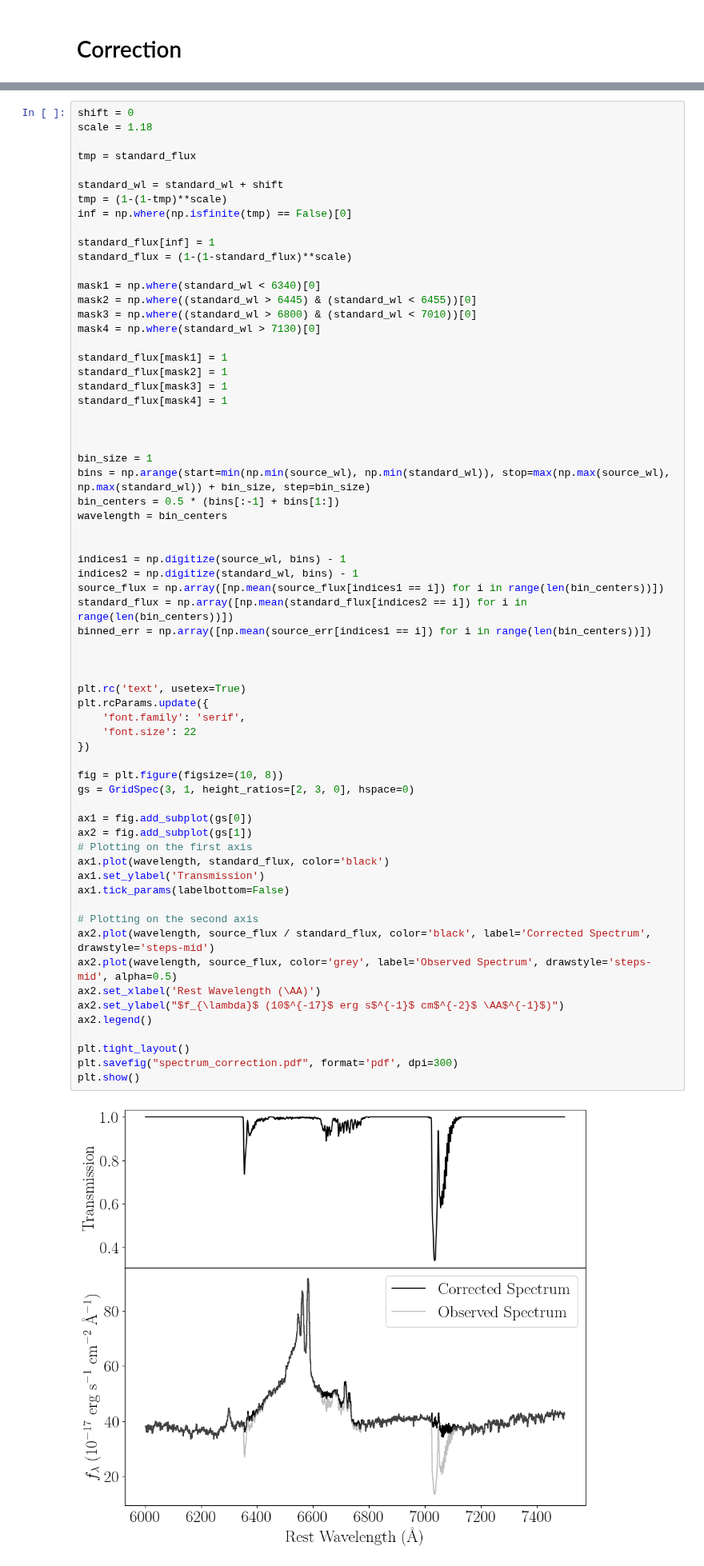
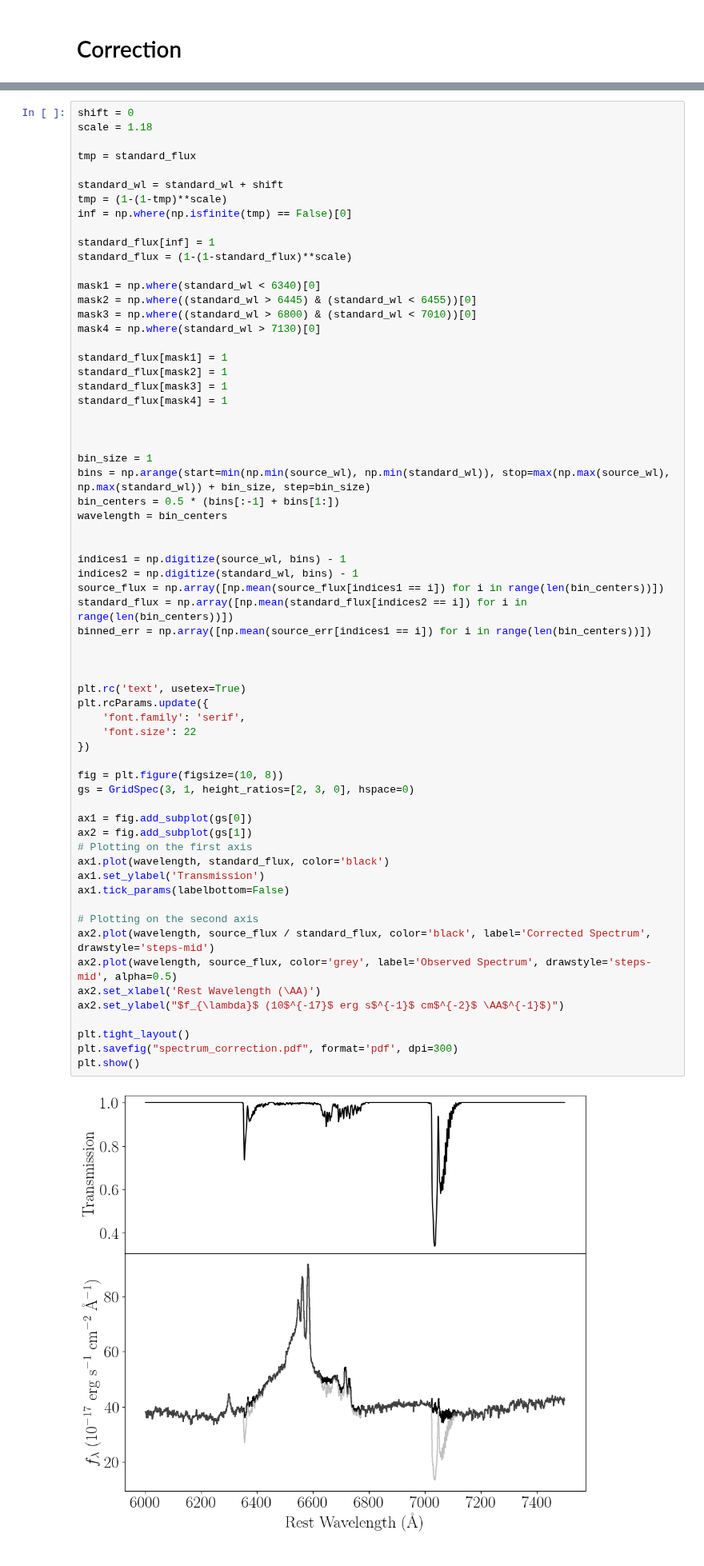
Before and after one commit to seratsaad/ticktock, a Jupyter notebook: Spectral Decomposition - Optical - Halpha.ipynb, the cells around one changed output, grey strips where cells are left out. Shown at 80% size. Saved outputs shown, nothing was run; the diff lists cells and outputs as text.

```diff
--- a/Spectral Decomposition - Optical - Halpha.ipynb
+++ b/Spectral Decomposition - Optical - Halpha.ipynb
@@ -216,35 +214,34 @@ standard_flux = np.array([np.mean(standard_flux[indices2 == i]) for i in range(l
 binned_err = np.array([np.mean(source_err[indices1 == i]) for i in range(len(bin_centers))])
 
 
 
 plt.rc('text', usetex=True)
 plt.rcParams.update({
     'font.family': 'serif',
     'font.size': 22
 })
 
 fig = plt.figure(figsize=(10, 8))
 gs = GridSpec(3, 1, height_ratios=[2, 3, 0], hspace=0)
 
 ax1 = fig.add_subplot(gs[0])
 ax2 = fig.add_subplot(gs[1])
 # Plotting on the first axis
 ax1.plot(wavelength, standard_flux, color='black')
 ax1.set_ylabel('Transmission')
 ax1.tick_params(labelbottom=False)
 
 # Plotting on the second axis
 ax2.plot(wavelength, source_flux / standard_flux, color='black', label='Corrected Spectrum', drawstyle='steps-mid')
 ax2.plot(wavelength, source_flux, color='grey', label='Observed Spectrum', drawstyle='steps-mid', alpha=0.5)
 ax2.set_xlabel('Rest Wavelength (\AA)')
 ax2.set_ylabel("$f_{\lambda}$ (10$^{-17}$ erg s$^{-1}$ cm$^{-2}$ \AA$^{-1}$)")
-ax2.legend()
 
 plt.tight_layout()
 plt.savefig("spectrum_correction.pdf", format='pdf', dpi=300)
 plt.show()
 # %% [output]
-[figure, old version]
+[figure, new version]
 # %%
 corrected_flux = source_flux / standard_flux
 corrected_wl = bin_centers
```
Also changed, not shown: parts of 4 cells of this notebook.
